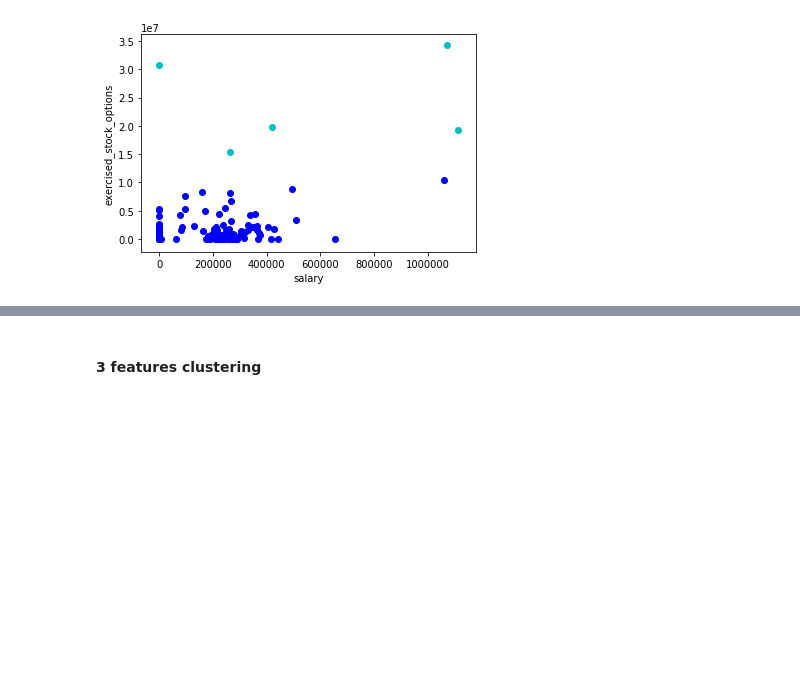
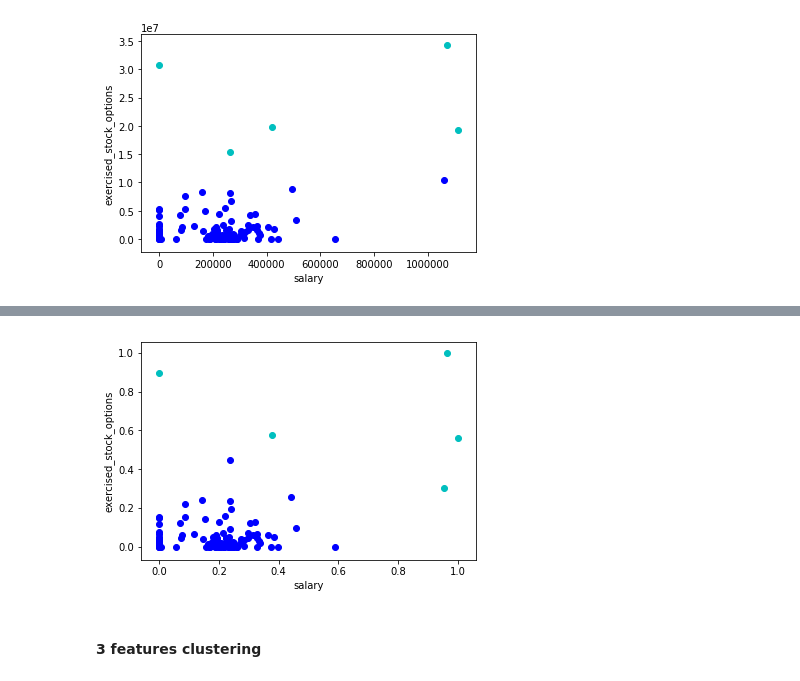
Before and after one commit to aicharya/ud120-projects, a Jupyter notebook: feature_scaling/k_means_cluster.ipynb, the cells around one changed output, grey strips where cells are left out. Drawn from its saved outputs; the diff is of its cells as text; code cells hidden in the pictures; blank space fills up the shorter version.

```diff
--- a/feature_scaling/k_means_cluster.ipynb
+++ b/feature_scaling/k_means_cluster.ipynb
@@ -124,3 +153,10 @@ except NameError:
+# %%
+try:
+    Draw(pred, scaled_features, poi, mark_poi=False, name="clusters.pdf", f1_name=feature_1, f2_name=feature_2)
+except NameError:
+    print "no predictions object named pred found, no clusters to plot"
+# %% [output]
+[figure, added]
 # %% [markdown]
 #### 3 features clustering
 # %%
```
Also changed, not shown: parts of 10 cells of this notebook.
